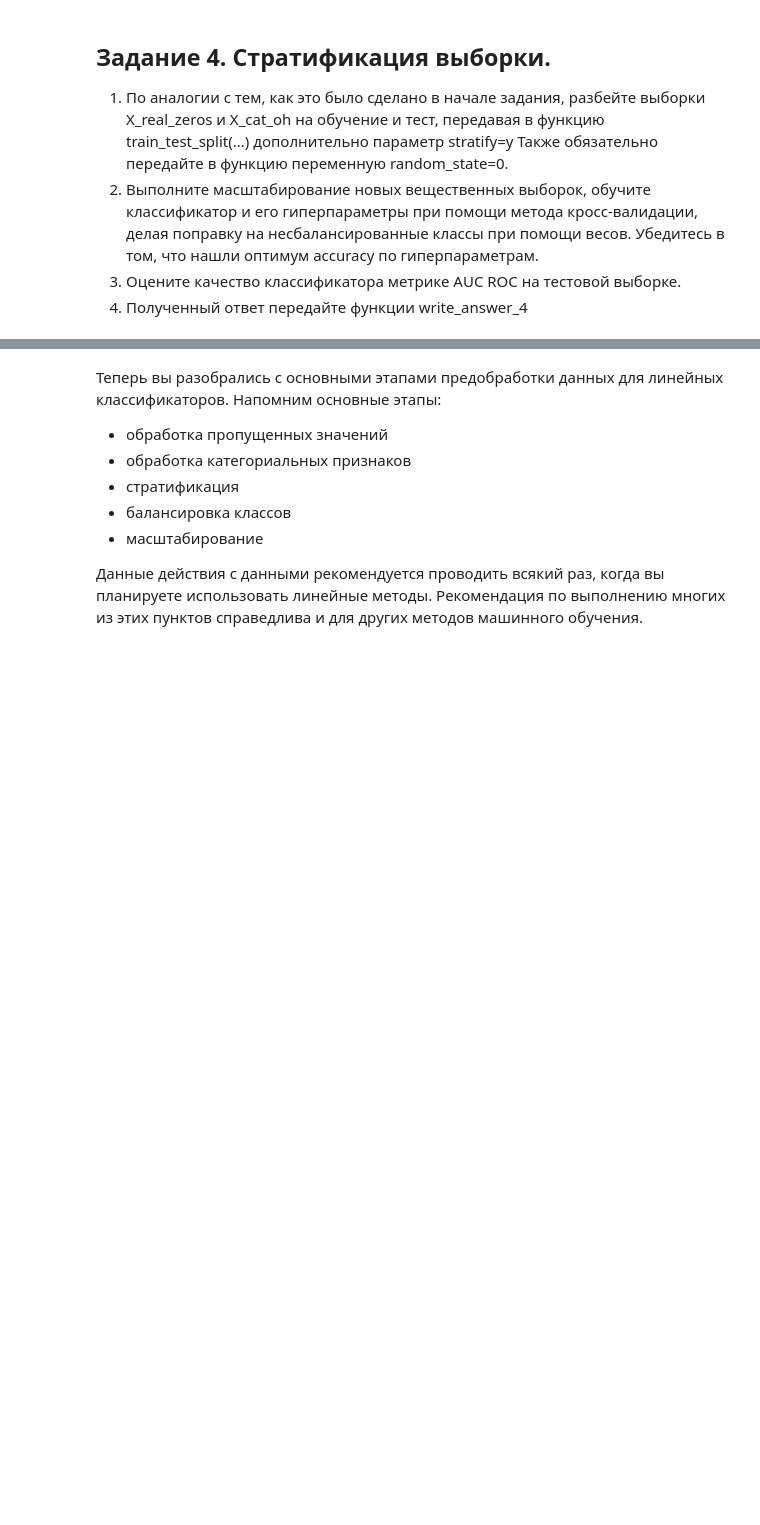
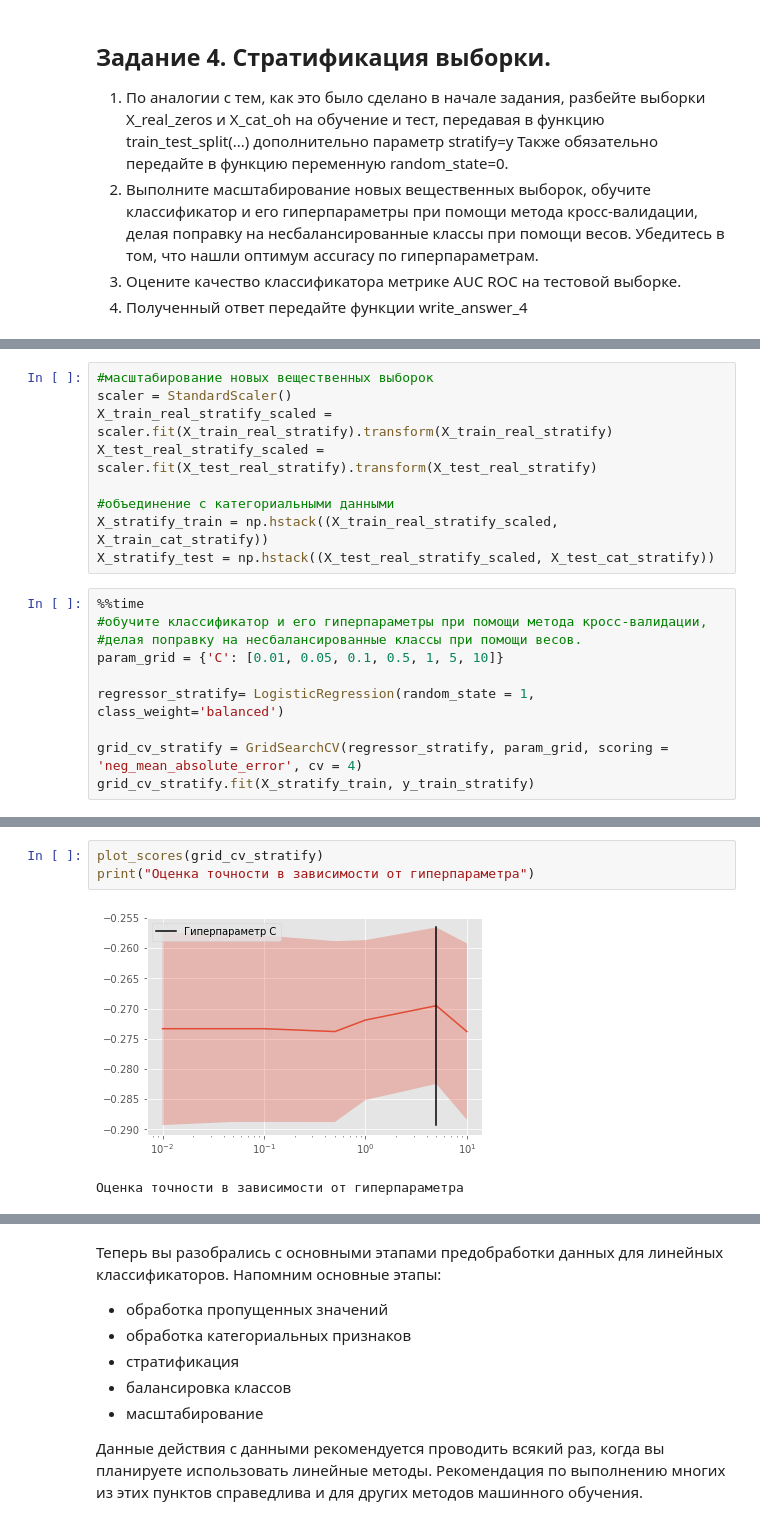
Before and after one commit to daria-popova/coursera_ML, a Jupyter notebook: week2-3/task1_Preprocessing_LR_Coursera.ipynb, the cells around one changed output, grey strips where cells are left out. Cells and saved outputs as stored; diff of their text form; blank space fills up the shorter version.

```diff
--- a/week2-3/task1_Preprocessing_LR_Coursera.ipynb
+++ b/week2-3/task1_Preprocessing_LR_Coursera.ipynb
@@ -761,0 +820,19 @@ def write_answer_4(auc):
+# %%
+#масштабирование новых вещественных выборок
+scaler = StandardScaler()
+X_train_real_stratify_scaled = scaler.fit(X_train_real_stratify).transform(X_train_real_stratify)
+X_test_real_stratify_scaled = scaler.fit(X_test_real_stratify).transform(X_test_real_stratify)
+
+#объединение с категориальными данными
+X_stratify_train = np.hstack((X_train_real_stratify_scaled, X_train_cat_stratify))
+X_stratify_test = np.hstack((X_test_real_stratify_scaled, X_test_cat_stratify))
+# %%
+%%time
+#обучите классификатор и его гиперпараметры при помощи метода кросс-валидации,
+#делая поправку на несбалансированные классы при помощи весов.
+param_grid = {'C': [0.01, 0.05, 0.1, 0.5, 1, 5, 10]}
+
+regressor_stratify= LogisticRegression(random_state = 1, class_weight='balanced')
+
+grid_cv_stratify = GridSearchCV(regressor_stratify, param_grid, scoring = 'neg_mean_absolute_error', cv = 4)
+grid_cv_stratify.fit(X_stratify_train, y_train_stratify)
@@ -761,0 +856,6 @@ def write_answer_4(auc):
+# %%
+plot_scores(grid_cv_stratify)
+print("Оценка точности в зависимости от гиперпараметра")
+# %% [output]
+[figure, added]
+Оценка точности в зависимости от гиперпараметра
```
Also changed, not shown: parts of 36 cells of this notebook.
